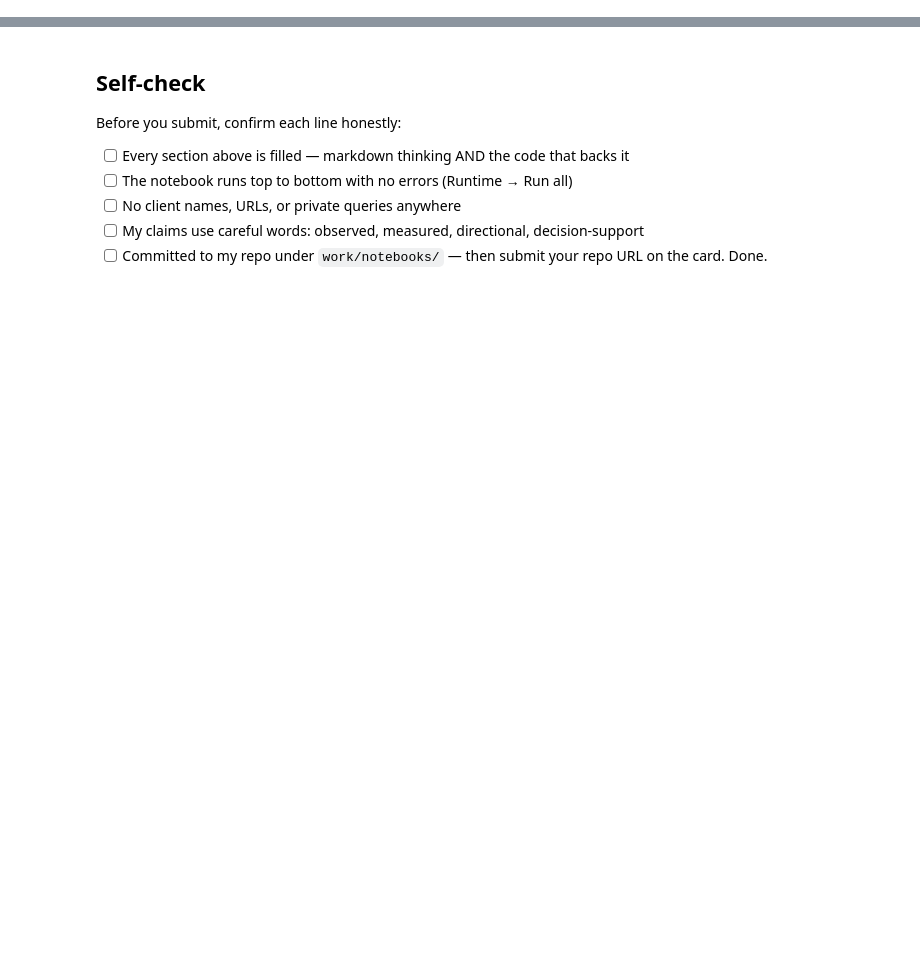
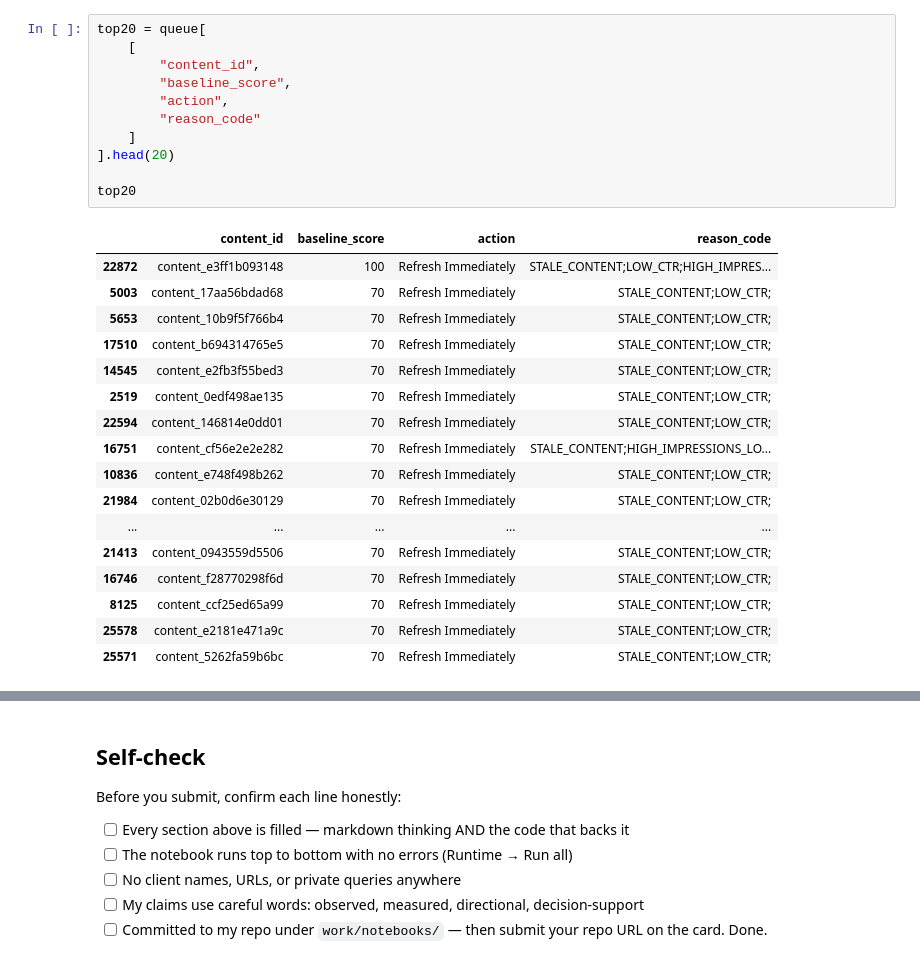
Before and after one commit to pankaj1281/flyrank_ml_internship, a Jupyter notebook: work/notebooks/w04_baseline_score.ipynb, the cells around one changed output, grey strips where cells are left out. Drawn from its saved outputs; the diff is of its cells as text; blank space fills up the shorter version.

```diff
--- a/work/notebooks/w04_baseline_score.ipynb
+++ b/work/notebooks/w04_baseline_score.ipynb
@@ -36,0 +192,29 @@ This skeleton is yours to fill. Work the sections **in order** — each one has
+# %%
+top20 = queue[
+    [
+        "content_id",
+        "baseline_score",
+        "action",
+        "reason_code"
+    ]
+].head(20)
+
+top20
+# %% [output]
+|  | content_id | baseline_score | action | reason_code |
+| 22872 | content_e3ff1b093148 | 100 | Refresh Immediately | STALE_CONTENT;LOW_CTR;HIGH_IMPRES... |
+| 5003 | content_17aa56bdad68 | 70 | Refresh Immediately | STALE_CONTENT;LOW_CTR; |
+| 5653 | content_10b9f5f766b4 | 70 | Refresh Immediately | STALE_CONTENT;LOW_CTR; |
+| 17510 | content_b694314765e5 | 70 | Refresh Immediately | STALE_CONTENT;LOW_CTR; |
+| 14545 | content_e2fb3f55bed3 | 70 | Refresh Immediately | STALE_CONTENT;LOW_CTR; |
+| 2519 | content_0edf498ae135 | 70 | Refresh Immediately | STALE_CONTENT;LOW_CTR; |
+| 22594 | content_146814e0dd01 | 70 | Refresh Immediately | STALE_CONTENT;LOW_CTR; |
+| 16751 | content_cf56e2e2e282 | 70 | Refresh Immediately | STALE_CONTENT;HIGH_IMPRESSIONS_LO... |
+| 10836 | content_e748f498b262 | 70 | Refresh Immediately | STALE_CONTENT;LOW_CTR; |
+| 21984 | content_02b0d6e30129 | 70 | Refresh Immediately | STALE_CONTENT;LOW_CTR; |
+| ... | ... | ... | ... | ... |
+| 21413 | content_0943559d5506 | 70 | Refresh Immediately | STALE_CONTENT;LOW_CTR; |
+| 16746 | content_f28770298f6d | 70 | Refresh Immediately | STALE_CONTENT;LOW_CTR; |
+| 8125 | content_ccf25ed65a99 | 70 | Refresh Immediately | STALE_CONTENT;LOW_CTR; |
+| 25578 | content_e2181e471a9c | 70 | Refresh Immediately | STALE_CONTENT;LOW_CTR; |
+| 25571 | content_5262fa59b6bc | 70 | Refresh Immediately | STALE_CONTENT;LOW_CTR; |
```
Also changed, not shown: parts of 22 cells of this notebook.
